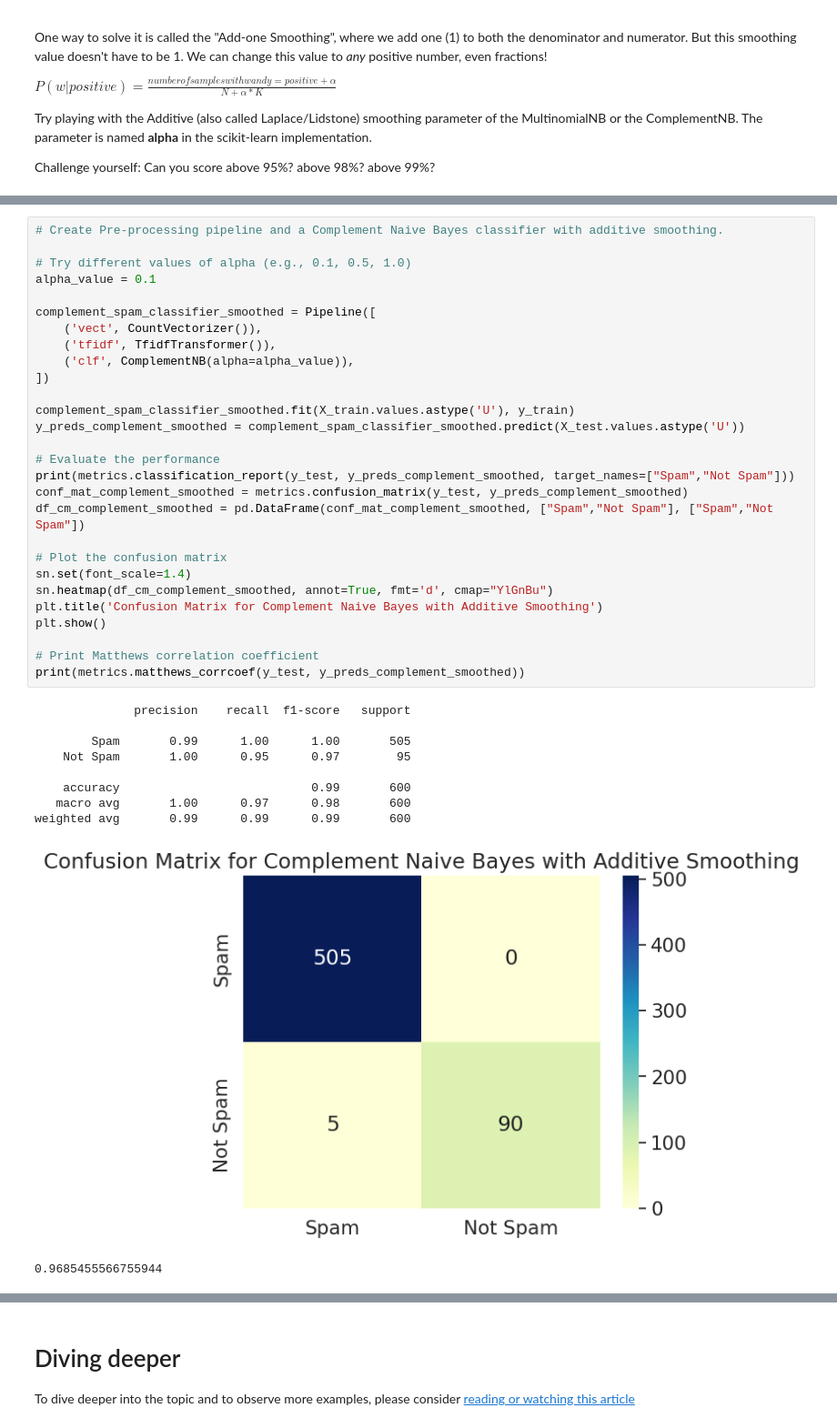
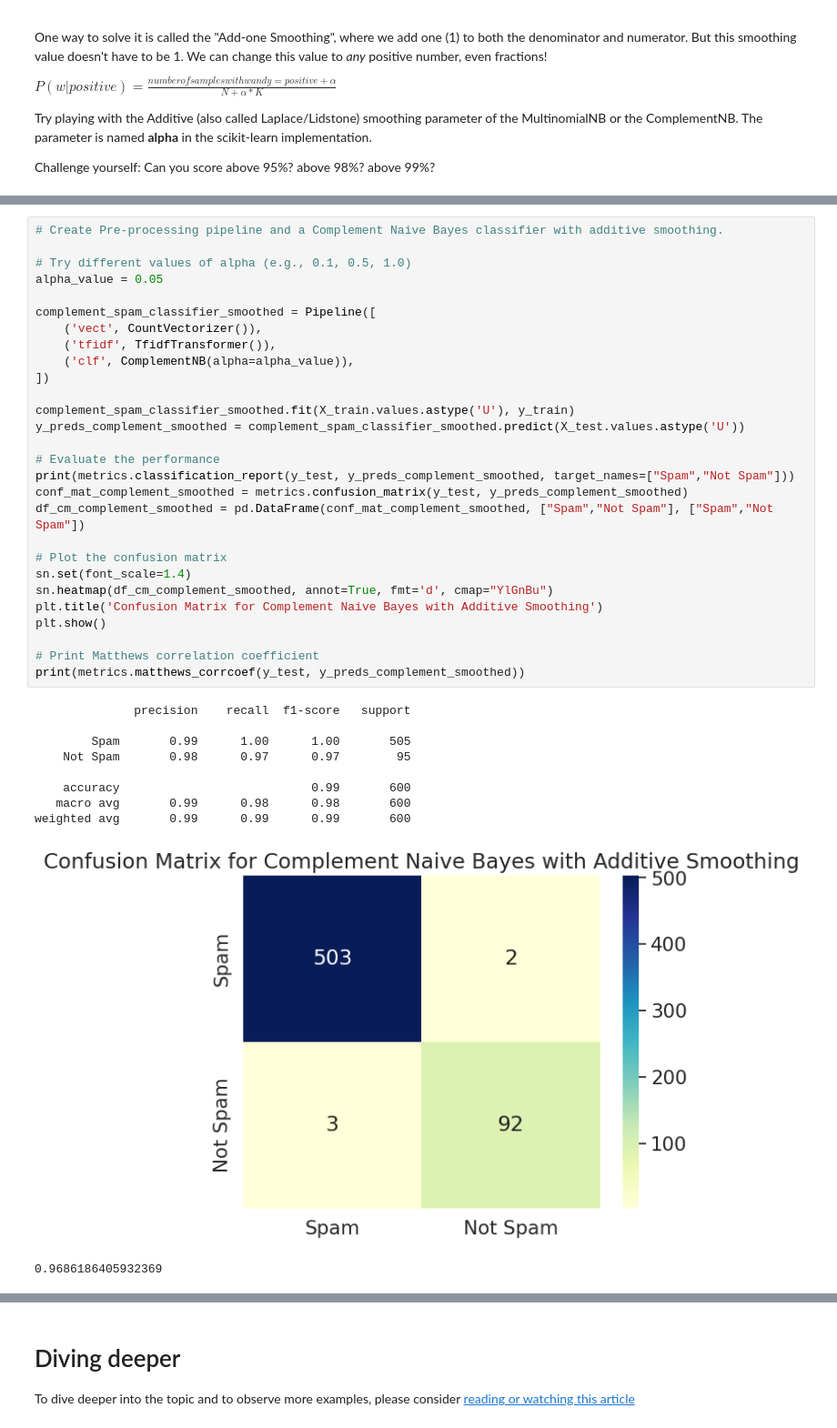
Before and after one commit to NastasiaMazur/ML_all_notebooks, a Jupyter notebook: 04_Probabelistic_Modeling_Naive_Bayes.ipynb, the cells around one changed output, grey strips where cells are left out. Shown at 91% size. Drawn from its saved outputs; the diff is of its cells as text.

```diff
--- a/04_Probabelistic_Modeling_Naive_Bayes.ipynb
+++ b/04_Probabelistic_Modeling_Naive_Bayes.ipynb
@@ -349,41 +355,41 @@ Challenge yourself: Can you score above 95%? above 98%? above 99%?
 # Create Pre-processing pipeline and a Complement Naive Bayes classifier with additive smoothing.
 
 # Try different values of alpha (e.g., 0.1, 0.5, 1.0)
-alpha_value = 0.1
+alpha_value = 0.05
 
 complement_spam_classifier_smoothed = Pipeline([
     ('vect', CountVectorizer()),
     ('tfidf', TfidfTransformer()),
     ('clf', ComplementNB(alpha=alpha_value)),
 ])
 
 complement_spam_classifier_smoothed.fit(X_train.values.astype('U'), y_train)
 y_preds_complement_smoothed = complement_spam_classifier_smoothed.predict(X_test.values.astype('U'))
 
 # Evaluate the performance
 print(metrics.classification_report(y_test, y_preds_complement_smoothed, target_names=["Spam","Not Spam"]))
 conf_mat_complement_smoothed = metrics.confusion_matrix(y_test, y_preds_complement_smoothed)
 df_cm_complement_smoothed = pd.DataFrame(conf_mat_complement_smoothed, ["Spam","Not Spam"], ["Spam","Not Spam"])
 
 # Plot the confusion matrix
 sn.set(font_scale=1.4)
 sn.heatmap(df_cm_complement_smoothed, annot=True, fmt='d', cmap="YlGnBu")
 plt.title('Confusion Matrix for Complement Naive Bayes with Additive Smoothing')
 plt.show()
 
 # Print Matthews correlation coefficient
 print(metrics.matthews_corrcoef(y_test, y_preds_complement_smoothed))
 # %% [output]
               precision    recall  f1-score   support
 
         Spam       0.99      1.00      1.00       505
-    Not Spam       1.00      0.95      0.97        95
+    Not Spam       0.98      0.97      0.97        95
 
     accuracy                           0.99       600
-   macro avg       1.00      0.97      0.98       600
+   macro avg       0.99      0.98      0.98       600
 weighted avg       0.99      0.99      0.99       600
-[figure, old version]
+[figure, new version]
-0.9685455566755944
+0.9686186405932369
 # %%
 from sklearn.model_selection import GridSearchCV
 
```
Also changed, not shown: parts of 2 cells of this notebook.
